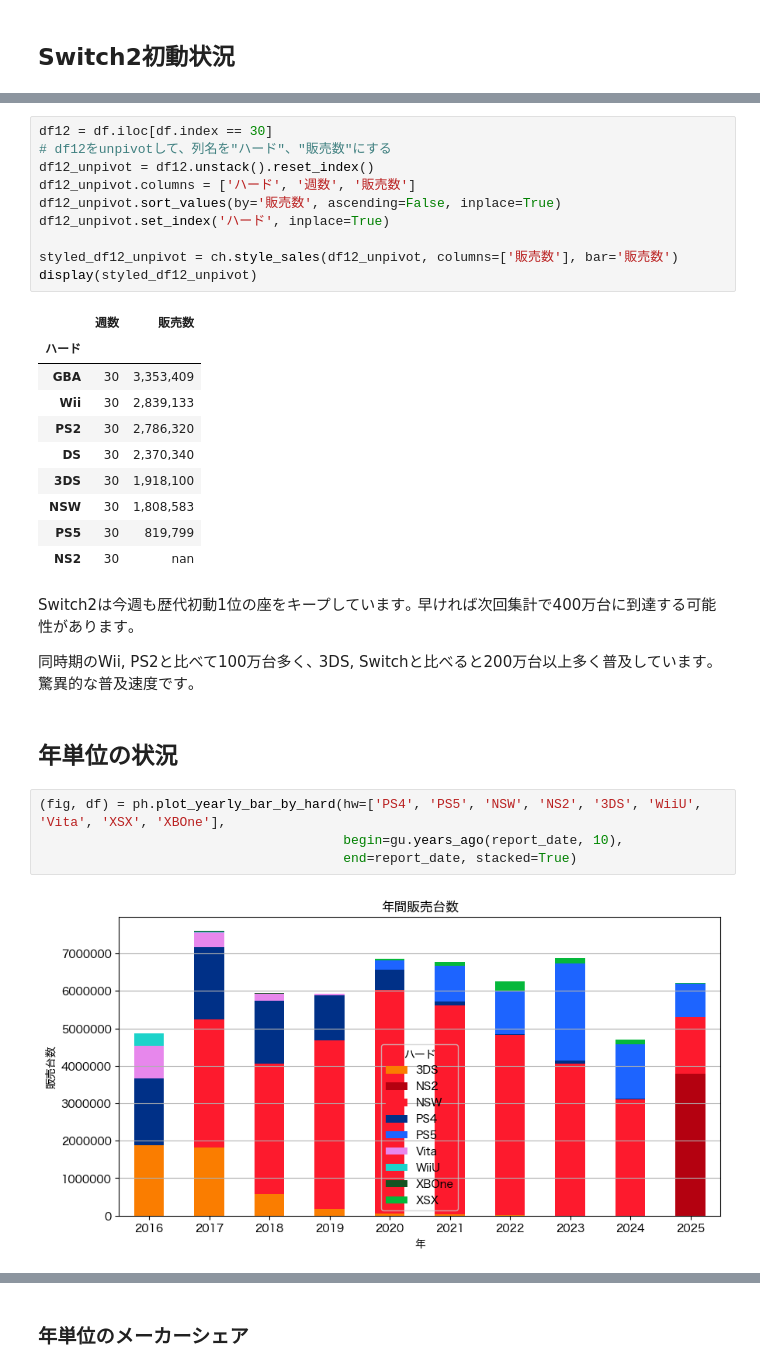
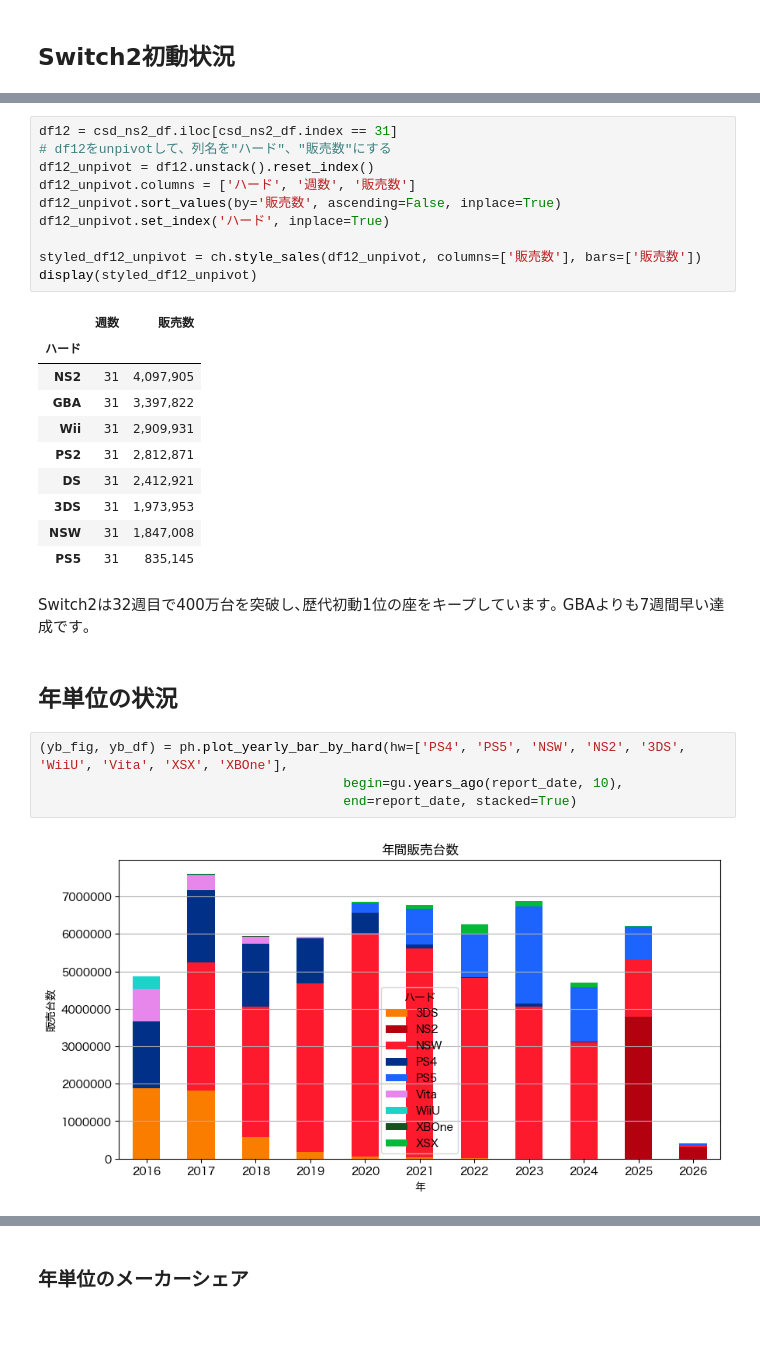
Before and after one commit to hidenden/gamedata, a Jupyter notebook: notebook/report/weekly_report.ipynb, the cells around one changed output, grey strips where cells are left out. Cells and saved outputs as stored; diff of their text form; blank space fills up the shorter version.

```diff
--- a/notebook/report/weekly_report.ipynb
+++ b/notebook/report/weekly_report.ipynb
@@ -274,36 +265,32 @@ display(s5)
 # %%
-df12 = df.iloc[df.index == 30]
+df12 = csd_ns2_df.iloc[csd_ns2_df.index == 31]
 # df12をunpivotして、列名を"ハード"、"販売数"にする
 df12_unpivot = df12.unstack().reset_index()
 df12_unpivot.columns = ['ハード', '週数', '販売数']
 df12_unpivot.sort_values(by='販売数', ascending=False, inplace=True)
 df12_unpivot.set_index('ハード', inplace=True)
 
-styled_df12_unpivot = ch.style_sales(df12_unpivot, columns=['販売数'], bar='販売数')
+styled_df12_unpivot = ch.style_sales(df12_unpivot, columns=['販売数'], bars=['販売数'])
 display(styled_df12_unpivot)
 # %% [output]
 |  | 週数 | 販売数 |
 | ハード |  |  |
-| GBA | 30 | 3,353,409 |
-| Wii | 30 | 2,839,133 |
-| PS2 | 30 | 2,786,320 |
-| DS | 30 | 2,370,340 |
-| 3DS | 30 | 1,918,100 |
-| NSW | 30 | 1,808,583 |
-| PS5 | 30 | 819,799 |
-| NS2 | 30 | nan |
+| NS2 | 31 | 4,097,905 |
+| GBA | 31 | 3,397,822 |
+| Wii | 31 | 2,909,931 |
+| PS2 | 31 | 2,812,871 |
+| DS | 31 | 2,412,921 |
+| 3DS | 31 | 1,973,953 |
+| NSW | 31 | 1,847,008 |
+| PS5 | 31 | 835,145 |
 # %% [markdown]
-Switch2は今週も歴代初動1位の座をキープしています｡
-早ければ次回集計で400万台に到達する可能性があります｡
-
-同時期のWii, PS2と比べて100万台多く､
-3DS, Switchと比べると200万台以上多く普及しています｡
-驚異的な普及速度です｡
+Switch2は32週目で400万台を突破し､歴代初動1位の座をキープしています｡
+GBAよりも7週間早い達成です｡
 # %% [markdown]
 ## 年単位の状況
 # %%
-(fig, df) = ph.plot_yearly_bar_by_hard(hw=['PS4', 'PS5', 'NSW', 'NS2', '3DS', 'WiiU', 'Vita', 'XSX', 'XBOne'],
+(yb_fig, yb_df) = ph.plot_yearly_bar_by_hard(hw=['PS4', 'PS5', 'NSW', 'NS2', '3DS', 'WiiU', 'Vita', 'XSX', 'XBOne'],
                                        begin=gu.years_ago(report_date, 10),
                                        end=report_date, stacked=True)
 # %% [output]
-[figure, old version]
+[figure, new version]
```
Also changed, not shown: parts of 40 cells of this notebook, 4 other files.
